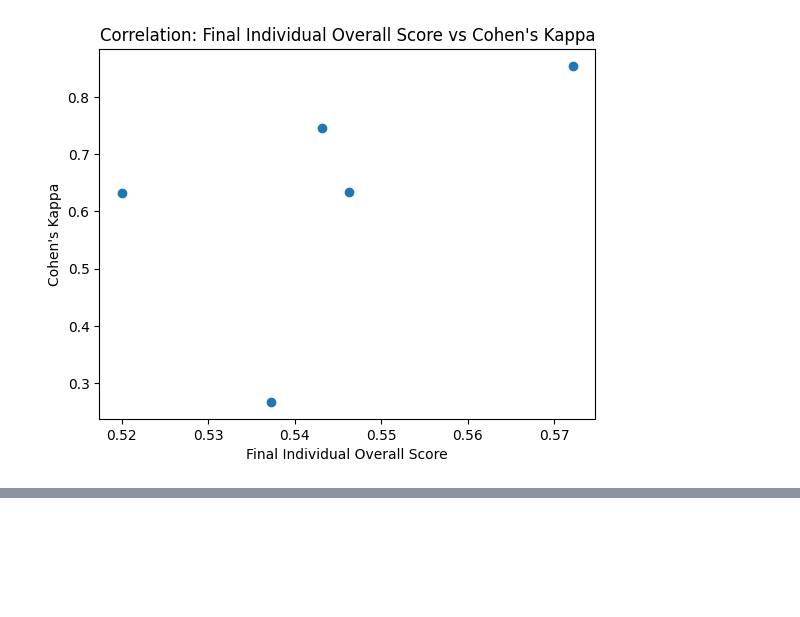
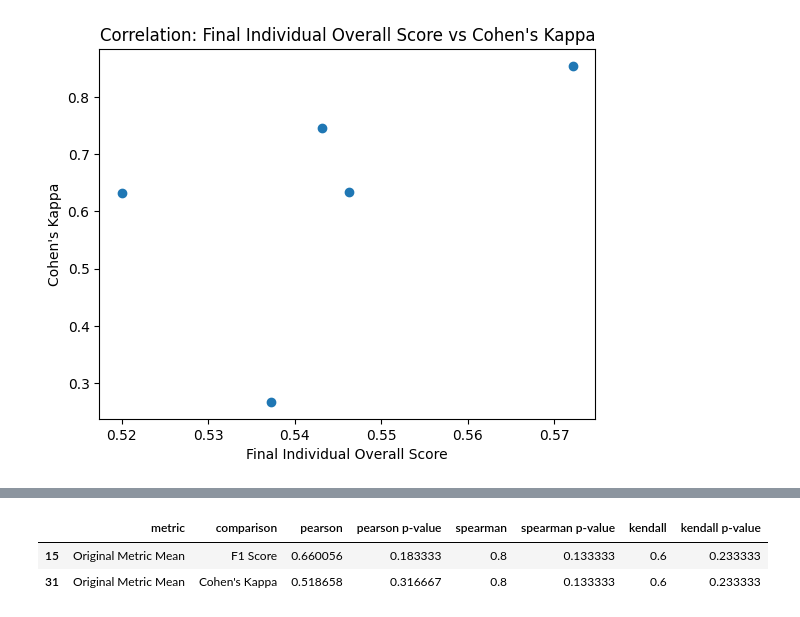
Before and after one commit to isabel-ronan/localSyntheticData, a Jupyter notebook: comparing_all_cubic.ipynb, the cells around one changed output, grey strips where cells are left out. Drawn from its saved outputs; the diff is of its cells as text; code cells hidden in the pictures; blank space fills up the shorter version.

```diff
--- a/comparing_all.ipynb
+++ b/comparing_all_cubic.ipynb
@@ -254,0 +328,6 @@ statistical_tests.to_csv('./statisticalTests.csv')
+# %%
+statistical_tests[statistical_tests['metric'] == 'Original Metric Mean']
+# %% [output]
+|  | metric | comparison | pearson | pearson p-value | spearman | spearman p-value | kendall | kendall p-value |
+| 15 | Original Metric Mean | F1 Score | 0.660056 | 0.183333 | 0.8 | 0.133333 | 0.6 | 0.233333 |
+| 31 | Original Metric Mean | Cohen's Kappa | 0.518658 | 0.316667 | 0.8 | 0.133333 | 0.6 | 0.233333 |
```
Also changed, not shown: parts of 7 cells of this notebook, 7 other files.
